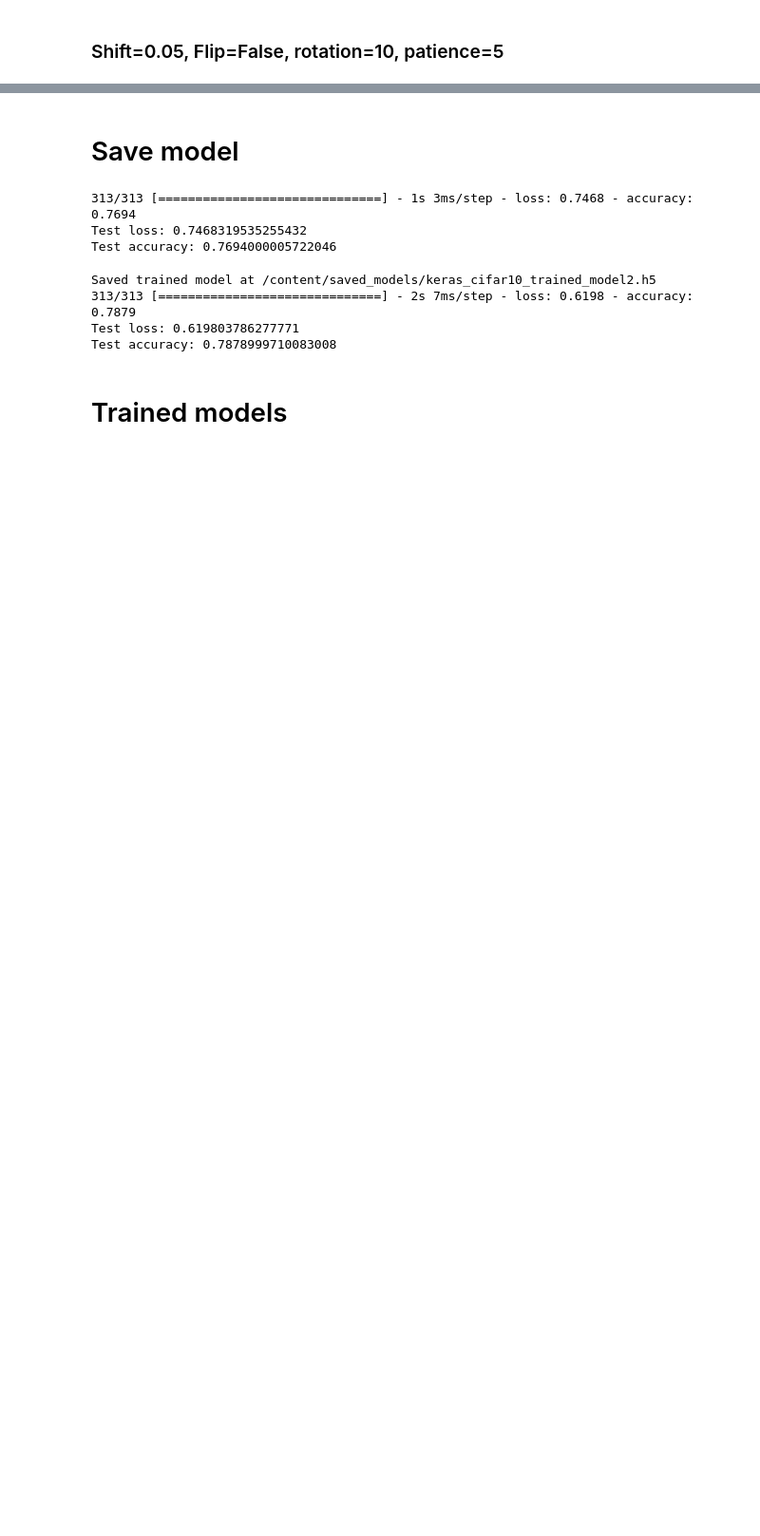
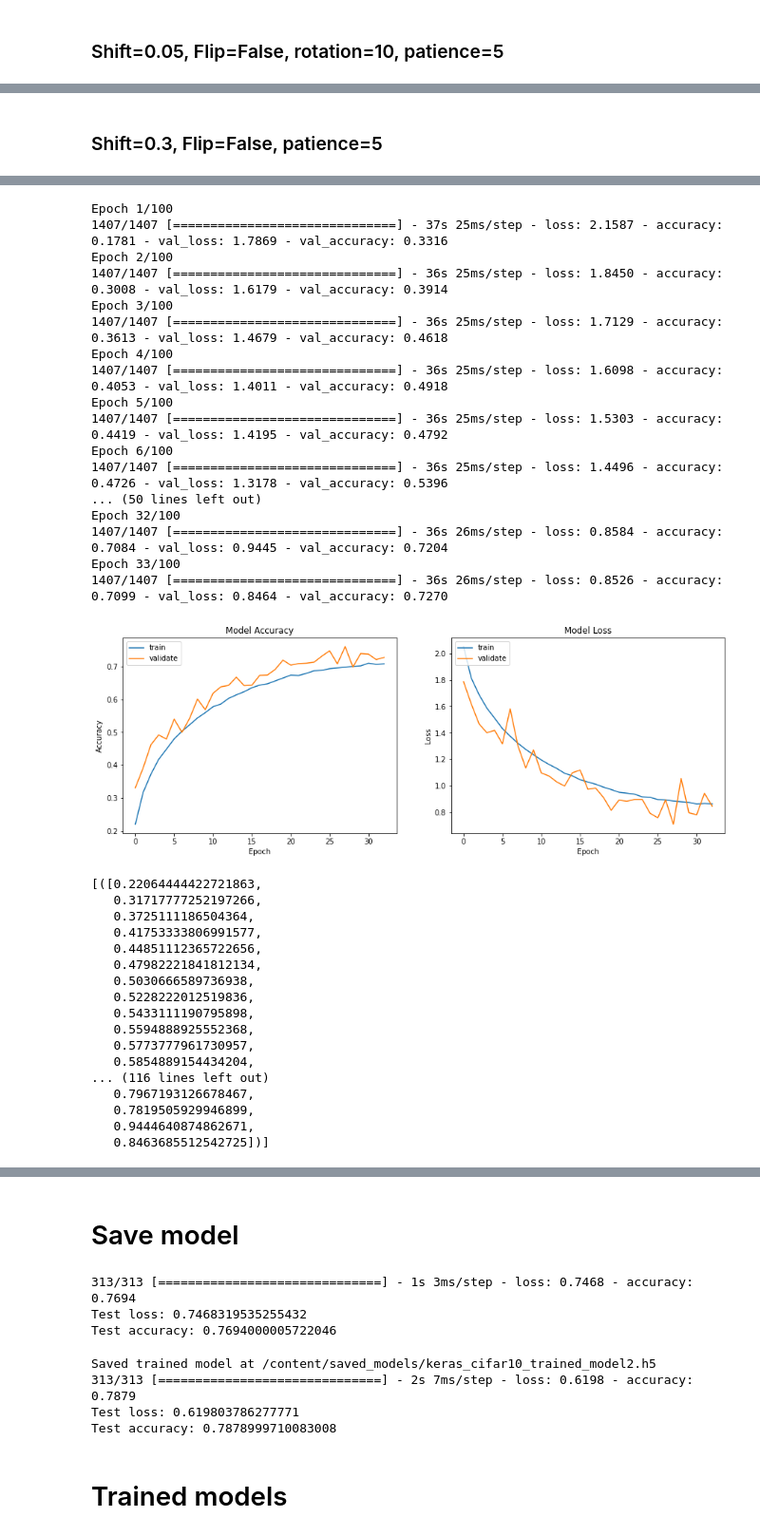
Before and after one commit to MakowToms/DeepLearning, a Jupyter notebook: cnn/from_kaggle_in_keras.ipynb, the cells around one changed output, grey strips where cells are left out. Shown at 95% size. Drawn from its saved outputs; the diff is of its cells as text; code cells hidden in the pictures; blank space fills up the shorter version.

```diff
--- a/cnn/from_kaggle_in_keras.ipynb
+++ b/cnn/from_kaggle_in_keras.ipynb
@@ -1205,0 +1405,16 @@ results_of_model(model, opt[0], opt[1], n=1, plot=True,
+# %% [markdown]
+### Shift=0.3, Flip=False, patience=5
+# %%
+shift = 0.3
+horizontal_flip = False
+rotation = 0
+workers = 4
+early_stopping = tf.keras.callbacks.EarlyStopping(monitor='val_loss', patience=5, restore_best_weights=True)
+
+model.summary()
+
+results_of_model(model, opt[0], opt[1], n=1, plot=True,
+                 data_augmentation=data_augmentation,
+                 shift=shift, horizontal_flip=horizontal_flip, rotation=rotation,
+                 workers=workers, early_stopping=early_stopping)
+# %% [output]
@@ -1205,0 +1438,35 @@ results_of_model(model, opt[0], opt[1], n=1, plot=True,
+Epoch 1/100
+1407/1407 [==============================] - 37s 25ms/step - loss: 2.1587 - accuracy: 0.1781 - val_loss: 1.7869 - val_accuracy: 0.3316
+Epoch 2/100
+1407/1407 [==============================] - 36s 25ms/step - loss: 1.8450 - accuracy: 0.3008 - val_loss: 1.6179 - val_accuracy: 0.3914
+Epoch 3/100
+1407/1407 [==============================] - 36s 25ms/step - loss: 1.7129 - accuracy: 0.3613 - val_loss: 1.4679 - val_accuracy: 0.4618
+Epoch 4/100
+1407/1407 [==============================] - 36s 25ms/step - loss: 1.6098 - accuracy: 0.4053 - val_loss: 1.4011 - val_accuracy: 0.4918
+Epoch 5/100
+1407/1407 [==============================] - 36s 25ms/step - loss: 1.5303 - accuracy: 0.4419 - val_loss: 1.4195 - val_accuracy: 0.4792
+Epoch 6/100
+1407/1407 [==============================] - 36s 25ms/step - loss: 1.4496 - accuracy: 0.4726 - val_loss: 1.3178 - val_accuracy: 0.5396
+... (50 lines left out)
+Epoch 32/100
+1407/1407 [==============================] - 36s 26ms/step - loss: 0.8584 - accuracy: 0.7084 - val_loss: 0.9445 - val_accuracy: 0.7204
+Epoch 33/100
+1407/1407 [==============================] - 36s 26ms/step - loss: 0.8526 - accuracy: 0.7099 - val_loss: 0.8464 - val_accuracy: 0.7270
+[figure, added]
+[([0.22064444422721863,
+   0.31717777252197266,
+   0.3725111186504364,
+   0.41753333806991577,
+   0.44851112365722656,
+   0.47982221841812134,
+   0.5030666589736938,
+   0.5228222012519836,
+   0.5433111190795898,
+   0.5594888925552368,
+   0.5773777961730957,
+   0.5854889154434204,
+... (116 lines left out)
+   0.7967193126678467,
+   0.7819505929946899,
+   0.9444640874862671,
+   0.8463685512542725])]
```
Also changed, not shown: parts of 18 cells of this notebook.
